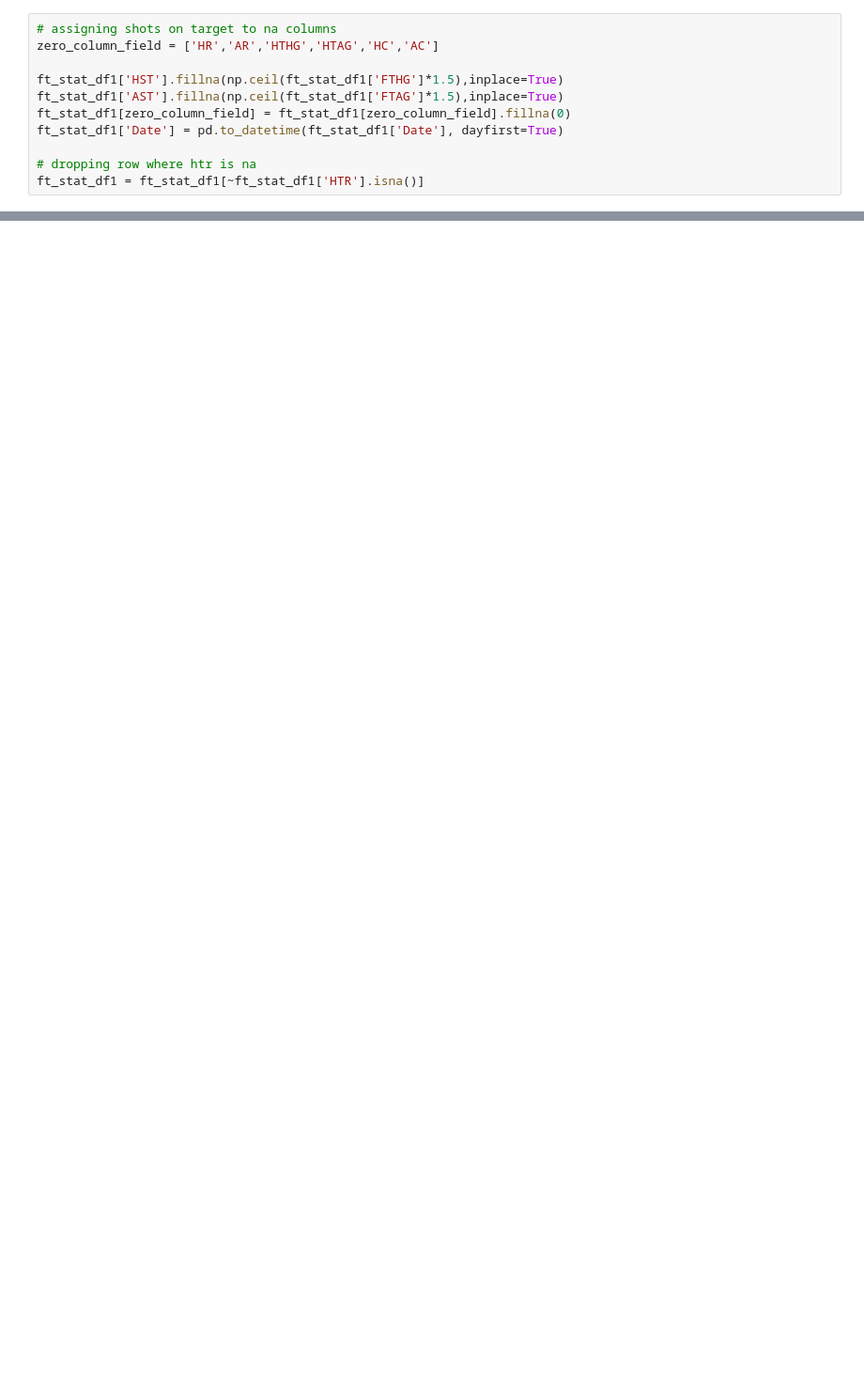
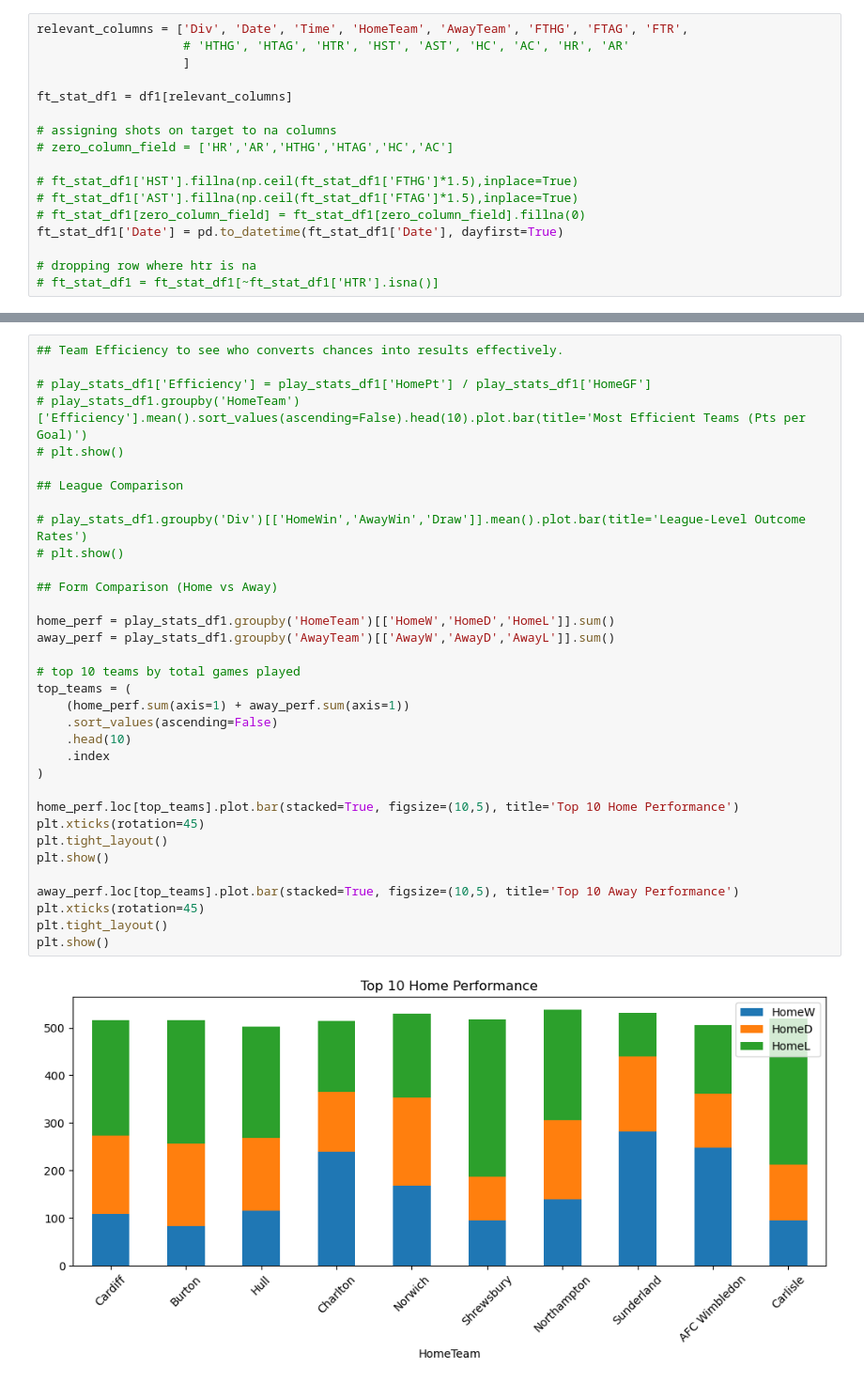
Before and after one commit to L0rdMichael/footyml, a Jupyter notebook: notebooks/eda.ipynb, the cells around one changed output, grey strips where cells are left out. Shown at 94% size. Drawn from its saved outputs; the diff is of its cells as text; blank space fills up the shorter version.

```diff
--- a/notebooks/eda.ipynb
+++ b/notebooks/eda.ipynb
@@ -109,11 +57,17 @@ ft_stat_df1 = df1[relevant_columns]
 # %%
+relevant_columns = ['Div', 'Date', 'Time', 'HomeTeam', 'AwayTeam', 'FTHG', 'FTAG', 'FTR',
+                    # 'HTHG', 'HTAG', 'HTR', 'HST', 'AST', 'HC', 'AC', 'HR', 'AR'
+                    ]
+
+ft_stat_df1 = df1[relevant_columns]
+
 # assigning shots on target to na columns
-zero_column_field = ['HR','AR','HTHG','HTAG','HC','AC']
+# zero_column_field = ['HR','AR','HTHG','HTAG','HC','AC']
 
-ft_stat_df1['HST'].fillna(np.ceil(ft_stat_df1['FTHG']*1.5),inplace=True)
-ft_stat_df1['AST'].fillna(np.ceil(ft_stat_df1['FTAG']*1.5),inplace=True)
-ft_stat_df1[zero_column_field] = ft_stat_df1[zero_column_field].fillna(0)
+# ft_stat_df1['HST'].fillna(np.ceil(ft_stat_df1['FTHG']*1.5),inplace=True)
+# ft_stat_df1['AST'].fillna(np.ceil(ft_stat_df1['FTAG']*1.5),inplace=True)
+# ft_stat_df1[zero_column_field] = ft_stat_df1[zero_column_field].fillna(0)
 ft_stat_df1['Date'] = pd.to_datetime(ft_stat_df1['Date'], dayfirst=True)
 
 # dropping row where htr is na
-ft_stat_df1 = ft_stat_df1[~ft_stat_df1['HTR'].isna()]
+# ft_stat_df1 = ft_stat_df1[~ft_stat_df1['HTR'].isna()]
@@ -392,0 +228,36 @@ pro_data.head(10)
+# %%
+## Team Efficiency to see who converts chances into results effectively.
+
+# play_stats_df1['Efficiency'] = play_stats_df1['HomePt'] / play_stats_df1['HomeGF']
+# play_stats_df1.groupby('HomeTeam')['Efficiency'].mean().sort_values(ascending=False).head(10).plot.bar(title='Most Efficient Teams (Pts per Goal)')
+# plt.show()
+
+## League Comparison
+
+# play_stats_df1.groupby('Div')[['HomeWin','AwayWin','Draw']].mean().plot.bar(title='League-Level Outcome Rates')
+# plt.show()
+
+## Form Comparison (Home vs Away)
+
+home_perf = play_stats_df1.groupby('HomeTeam')[['HomeW','HomeD','HomeL']].sum()
+away_perf = play_stats_df1.groupby('AwayTeam')[['AwayW','AwayD','AwayL']].sum()
+
+# top 10 teams by total games played
+top_teams = (
+    (home_perf.sum(axis=1) + away_perf.sum(axis=1))
+    .sort_values(ascending=False)
+    .head(10)
+    .index
+)
+
+home_perf.loc[top_teams].plot.bar(stacked=True, figsize=(10,5), title='Top 10 Home Performance')
+plt.xticks(rotation=45)
+plt.tight_layout()
+plt.show()
+
+away_perf.loc[top_teams].plot.bar(stacked=True, figsize=(10,5), title='Top 10 Away Performance')
+plt.xticks(rotation=45)
+plt.tight_layout()
+plt.show()
+# %% [output]
+[figure, added]
```
Also changed, not shown: parts of 27 cells of this notebook, 2 other files.
